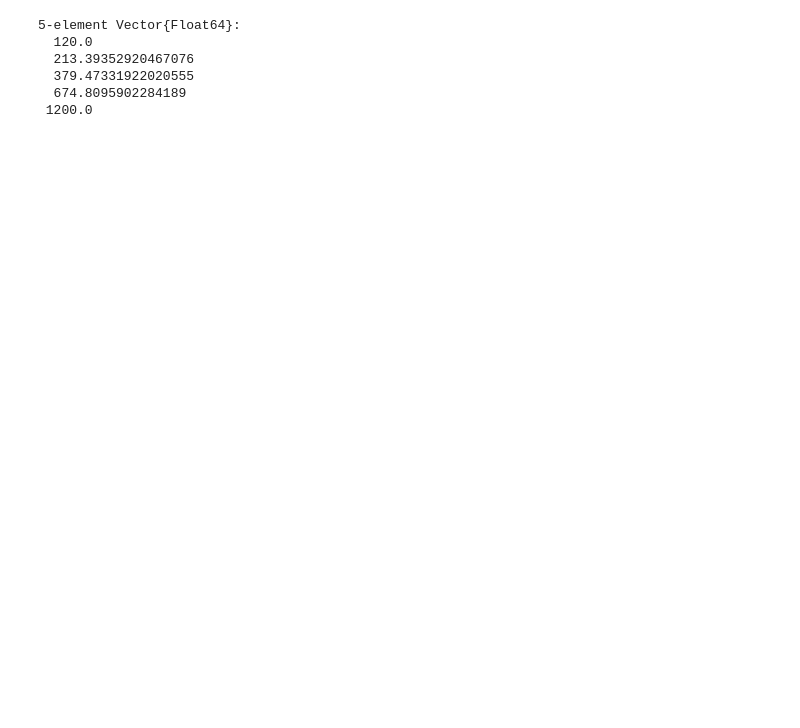
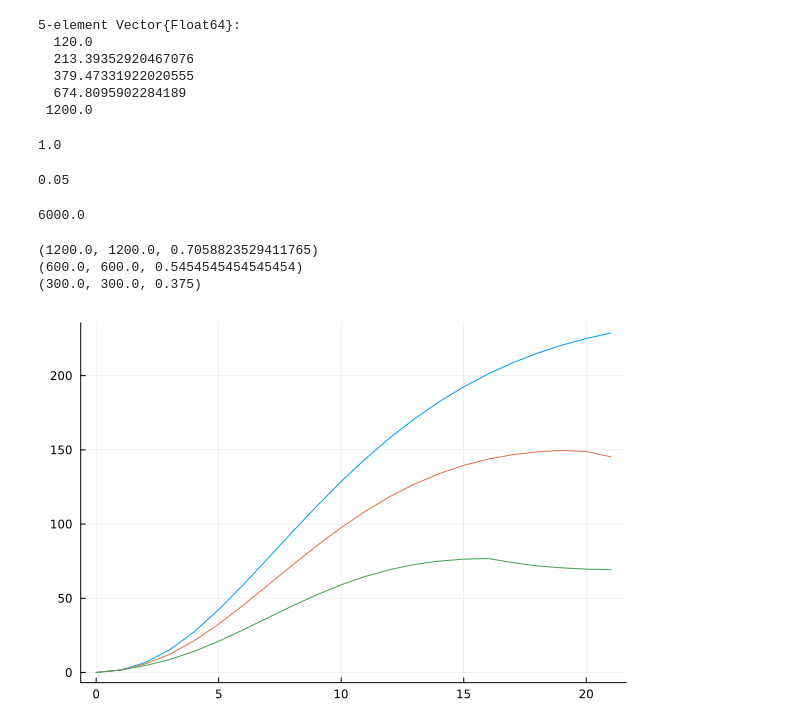
Before and after one commit to SimonHansul/DynamicHydra.jl, a Jupyter notebook: Quickstart.ipynb, the cells around one changed output. Saved outputs shown, nothing was run; the diff lists cells and outputs as text; code cells hidden in the pictures; blank space fills up the shorter version.

```diff
--- a/Quickstart.ipynb
+++ b/Quickstart.ipynb
@@ -373,3 +371,36 @@ Xvec
   379.47331922020555
   674.8095902284189
  1200.0
+# %%
+K_X = p.spc.K_X
+# %% [output]
+1.0
+# %%
+V  =p.glb.V_patch
+# %% [output]
+0.05
+# %%
+X_V = 300 / 0.05
+
+X_V / (X_V + )
+# %% [output]
+6000.0
+# %%
+#FIXME: why is Xdot_in not passed on??
+p = DEBParamCollection()
+p.spc.K_X = 600/0.06
+
+@df simulator(p; alg = Euler(), dt = 1/24) plot(:t, :S)
+
+p.glb.Xdot_in *= 0.5
+
+@df simulator(p; alg = Euler(), dt = 1/24) plot!(:t, :S)
+
+p.glb.Xdot_in *= 0.5
+
+@df simulator(p; alg = Euler(), dt = 1/24) plot!(:t, :S)
+# %% [output]
+(1200.0, 1200.0, 0.7058823529411765)
+(600.0, 600.0, 0.5454545454545454)
+(300.0, 300.0, 0.375)
+[figure, added]
```
Also changed, not shown: parts of 22 cells of this notebook, 2 other files.
